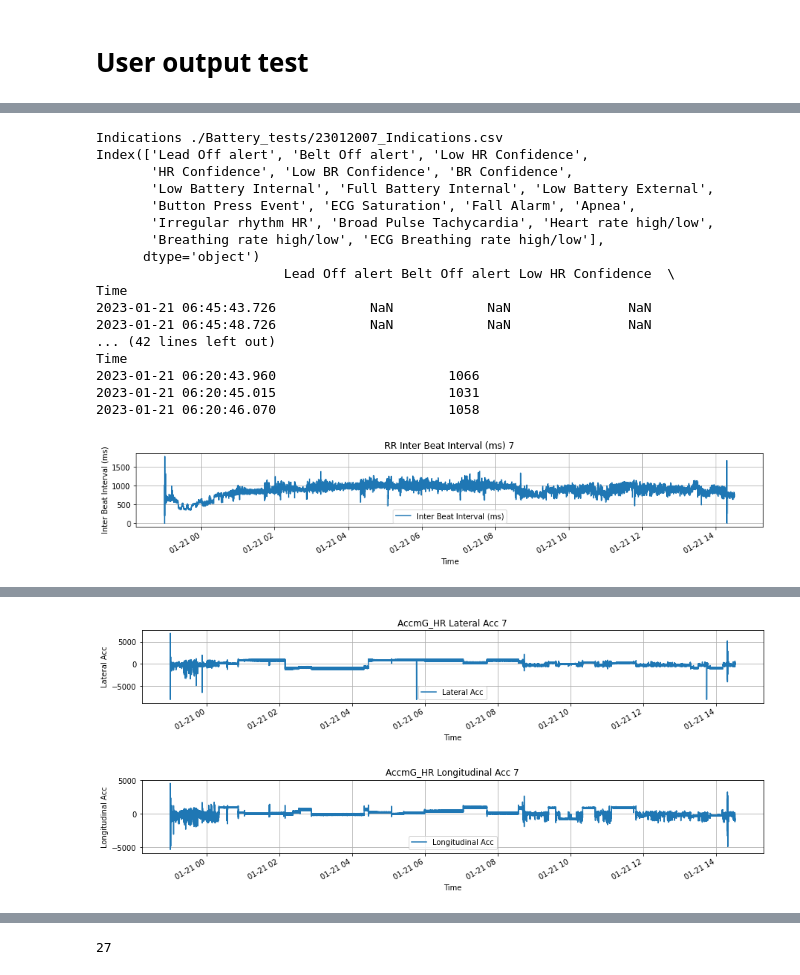
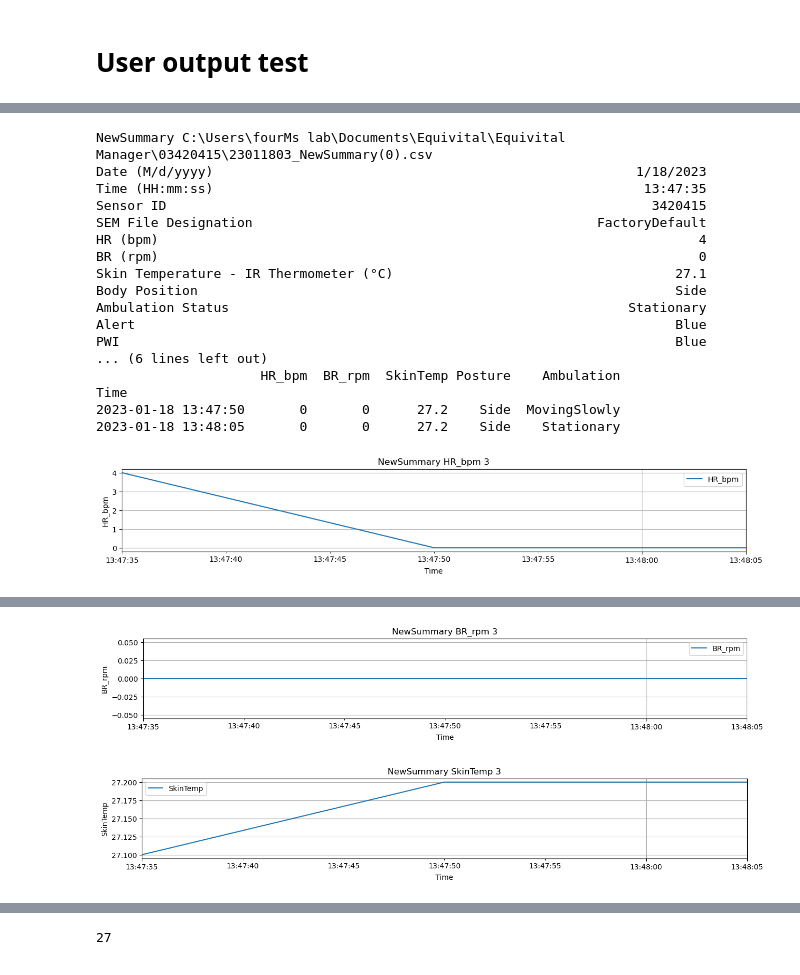
Before and after one commit to finn42/qiosk_processing, a Jupyter notebook: Equivital_FileManager_Export_View.ipynb, the cells around one changed output, grey strips where cells are left out. Saved outputs shown, nothing was run; the diff lists cells and outputs as text; code cells hidden in the pictures.

```diff
--- a/Equivital_FileManager_Export_View.ipynb
+++ b/Equivital_FileManager_Export_View.ipynb
@@ -21,20 +24,8 @@ from scipy.interpolate import interp1d
 # %% [markdown]
 ## Definitions for data extraction
 # %%
-def eq_file_dets(eq_file_loc): # files output by kiosk have followed this filename formating
-    file_name = eq_file_loc.split('/')[-1]
-    a = file_name.split('.')[0].split('_') #eq_file_dets(f)
-    File_dets={'Signal':a[1] ,
-           'Participant':'NA',
-           'DevID':'NA' ,
-           'Date':int(a[0][:6]) ,
-           'Session':int(a[0][6:]),
-           'FileName':file_name,
-           'FullLoc':f}
-    return File_dets
-
 def min_dets(eq_file_loc): # for files output by the lab manager desktop app, so far
-    filings = eq_file_loc.split('/')
+    filings = eq_file_loc.split('\\')
     file_name = filings[-1]
     f = file_name.split('.')
     sig = f[-2][9:]
@@ -45,6 +36,7 @@ def min_dets(eq_file_loc): # for files output by the lab manager desktop app, so
     else:
         fileDate = file_name.split('_')[0][:6]
         Session = file_name.split('_')[0][7:]
+
     if len(f[-2][9:].split('('))==2:
         sig = f[-2][9:].split('(')[0]
 
@@ -83,35 +75,29 @@ def eq_file_exct(eq_file_loc): # Files output by labManager
     dets=min_dets(eq_file_loc)
     #print(dets)
     V = pd.read_csv(eq_file_loc,skipinitialspace=True)
+    print(V.iloc[0,:])
     # Extract according to signal type
     cols = V.columns
     if dets['Signal'] in ['Indications','NewSummary']:
     #'Date (M/d/yyyy)', 'Time (HH:mm:ss.000)', 'Inter Beat Interval (ms)'
-        V.loc[:,'Time'] = pd.to_datetime(V.loc[:,'Date (M/d/yyyy)']+ V.loc[:,'Time (HH:mm:ss)'])
-        cols.remove(['Date (M/d/yyyy)','Time (HH:mm:ss)'])
+        V.loc[:,'Time'] = pd.to_datetime(V.loc[:,'Date (M/d/yyyy)']+ ' ' + V.loc[:,'Time (HH:mm:ss)'])
+        cols.drop(['Date (M/d/yyyy)','Time (HH:mm:ss)'])
     else:
-        V.loc[:,'Time'] = pd.to_datetime(V.loc[:,'Date (M/d/yyyy)']+ V.loc[:,'Time (HH:mm:ss.000)'])
-        cols.remove(['Date (M/d/yyyy)','Time (HH:mm:ss.000)'])
-    sig_df = pd.DataFrame(index = V.loc[:,'Time'],
-                     columns = cols,
-                     data = V.loc[:,cols].values)
-    return sig_df
+        V.loc[:,'Time'] = pd.to_datetime(V.loc[:,'Date (M/d/yyyy)']+ ' ' + V.loc[:,'Time (HH:mm:ss.000)'])
+        cols.drop(['Date (M/d/yyyy)','Time (HH:mm:ss.000)'])
+
 
     if dets['Signal'] == 'ECGmV':
-    # Index(['Date (M/d/yyyy)', 'Time (HH:mm:ss.000)', 'ECG Lead 1', 'ECG Lead 2']
-        V.loc[:,'Time'] = pd.to_datetime(V.loc[:,'Date (M/d/yyyy)']+ V.loc[:,'Time (HH:mm:ss.000)'])
         sig_df = V.loc[:,['ECG Lead 1', 'ECG Lead 2']].copy()
         sig_df.set_index(pd.to_datetime(V.loc[:,'Time']),inplace=True)
         return sig_df
     if dets['Signal'] == 'Belt':
     # 'Date (M/d/yyyy)', 'Time (HH:mm:ss.000)', 'Breathing Wave'
-        V.loc[:,'Time'] = pd.to_datetime(V.loc[:,'Date (M/d/yyyy)']+ V.loc[:,'Time (HH:mm:ss.000)'])
         V.loc[:,'Breathing'] = V.loc[:,'Breathing Wave'].astype('int64')
         sig_df = V.loc[:,['Breathing']].copy()
         sig_df.set_index(V.loc[:,'Time'],inplace=True)
         return sig_df
     if dets['Signal'].lower().startswith('acc'): # AccMG and AccmG_HR
-        V.loc[:,'Time'] = pd.to_datetime(V.loc[:,'Date (M/d/yyyy)']+ V.loc[:,'Time (HH:mm:ss.000)'])
         V.loc[:,'Z'] = V.loc[:,'Vertical Acc']
         V.loc[:,'Y'] = V.loc[:,'Lateral Acc']
         V.loc[:,'X'] = V.loc[:,'Longitudinal Acc']
@@ -119,18 +105,17 @@ def eq_file_exct(eq_file_loc): # Files output by labManager
         sig_df.set_index(V.loc[:,'Time'],inplace=True)
         return sig_df
     if dets['Signal'] == 'Indications': # 'HR Confidence', 'BR Confidence']
-        V.loc[:,'Time'] = pd.to_datetime(df['Date (M/d/yyyy)'] + ' '+ df['Time (HH:mm:ss)'])
         V.loc[:,'HR Confidence'] = V.loc[:,'HR Confidence']
         V.loc[:,'BR Confidence'] = V.loc[:,'BR Confidence']
         sig_df = V.loc[:,['HR Confidence', 'BR Confidence']].copy()
         sig_df.set_index(V.loc[:,'Time'],inplace=True)
+        return sig_df
     if dets['Signal'] == 'NewSummary': # 'HR Confidence', 'BR Confidence']
 #         ['Date (M/d/yyyy)', 'Time (HH:mm:ss)', 'Sensor ID',
 #        'SEM File Designation', 'HR (bpm)', 'BR (rpm)',
 #        'Skin Temperature - IR Thermometer (°C)', 'Body Position',
 #        'Ambulation Status', 'Alert', 'PWI', 'Device Indications',
 #        'Subject Indications']
-        V.loc[:,'Time'] = pd.to_datetime(df['Date (M/d/yyyy)'] + ' '+ df['Time (HH:mm:ss)'])
         V.loc[:,'HR_bpm'] = V.loc[:,'HR (bpm)']
         V.loc[:,'BR_rpm'] = V.loc[:,'BR (rpm)']
         V.loc[:,'SkinTemp'] = V.loc[:,'Skin Temperature - IR Thermometer (°C)']
@@ -146,8 +131,10 @@ def eq_file_exct(eq_file_loc): # Files output by labManager
         return
 # %% [markdown]
 # User output test
+# %%
+SEM_OUTPUT_Folder = 'C:\\Users\\fourMs lab\\Documents\\Equivital\\Equivital Manager\\'
 # %%
-path = './Battery_tests/'
+path = SEM_OUTPUT_Folder
 file_locs = []
 for root, dirs, files in os.walk(path):
     for file in files:
@@ -248,40 +239,40 @@ df
 # %%
 # make an initial reading of files in file subset to show contents formating
 
-for c,row in sub_files.iloc[1:,:].iterrows():
+for c,row in sub_files.iloc[1:3,:].iterrows():
     print('\n')
     print(row['Signal'] + ' ' + row['FullLoc'])
  #   df =pd.read_csv(row['FullLoc'],header=0,low_memory=False)
     sig_df = eq_file_exct(row['FullLoc'])
     if not sig_df.empty:
         s = row['Signal']
         print(sig_df.columns)
         t = int(len(sig_df)/2) # grab signal from the middle of the recording, when it was being worn
         print(sig_df.iloc[t:t+3,:])
         for c in sig_df.columns:
             if sig_df[c].dtype in ['int64','float64']:
                 sig_df.plot(y = c,figsize=(15,2))
                 plt.xlabel('Time')
                 plt.ylabel(c)
                 plt.grid()
                 plt.title(s + ' ' + c + ' ' + row['Session'])
                 plt.show()
 # %% [output]
-Indications ./Battery_tests/23012007_Indications.csv
-Index(['Lead Off alert', 'Belt Off alert', 'Low HR Confidence',
-       'HR Confidence', 'Low BR Confidence', 'BR Confidence',
-       'Low Battery Internal', 'Full Battery Internal', 'Low Battery External',
-       'Button Press Event', 'ECG Saturation', 'Fall Alarm', 'Apnea',
-       'Irregular rhythm HR', 'Broad Pulse Tachycardia', 'Heart rate high/low',
-       'Breathing rate high/low', 'ECG Breathing rate high/low'],
-      dtype='object')
-                        Lead Off alert Belt Off alert Low HR Confidence  \
+NewSummary C:\Users\fourMs lab\Documents\Equivital\Equivital Manager\03420415\23011803_NewSummary(0).csv
+Date (M/d/yyyy)                                                      1/18/2023
+Time (HH:mm:ss)                                                       13:47:35
+Sensor ID                                                              3420415
+SEM File Designation                                            FactoryDefault
+HR (bpm)                                                                     4
+BR (rpm)                                                                     0
+Skin Temperature - IR Thermometer (°C)                                    27.1
+Body Position                                                             Side
+Ambulation Status                                                   Stationary
+Alert                                                                     Blue
+PWI                                                                       Blue
+... (6 lines left out)
+                     HR_bpm  BR_rpm  SkinTemp Posture    Ambulation
 Time
-2023-01-21 06:45:43.726            NaN            NaN               NaN
-2023-01-21 06:45:48.726            NaN            NaN               NaN
-... (42 lines left out)
-Time
-2023-01-21 06:20:43.960                      1066
-2023-01-21 06:20:45.015                      1031
-2023-01-21 06:20:46.070                      1058
+2023-01-18 13:47:50       0       0      27.2    Side  MovingSlowly
+2023-01-18 13:48:05       0       0      27.2    Side    Stationary
-[figure, old version]
+[figure, new version]
@@ -295,2 +279,2 @@ Time
-[figure, old version]
+[figure, new version]
-[figure, old version]
+[figure, new version]
```
Also changed, not shown: parts of 10 cells of this notebook, 10 other files.
